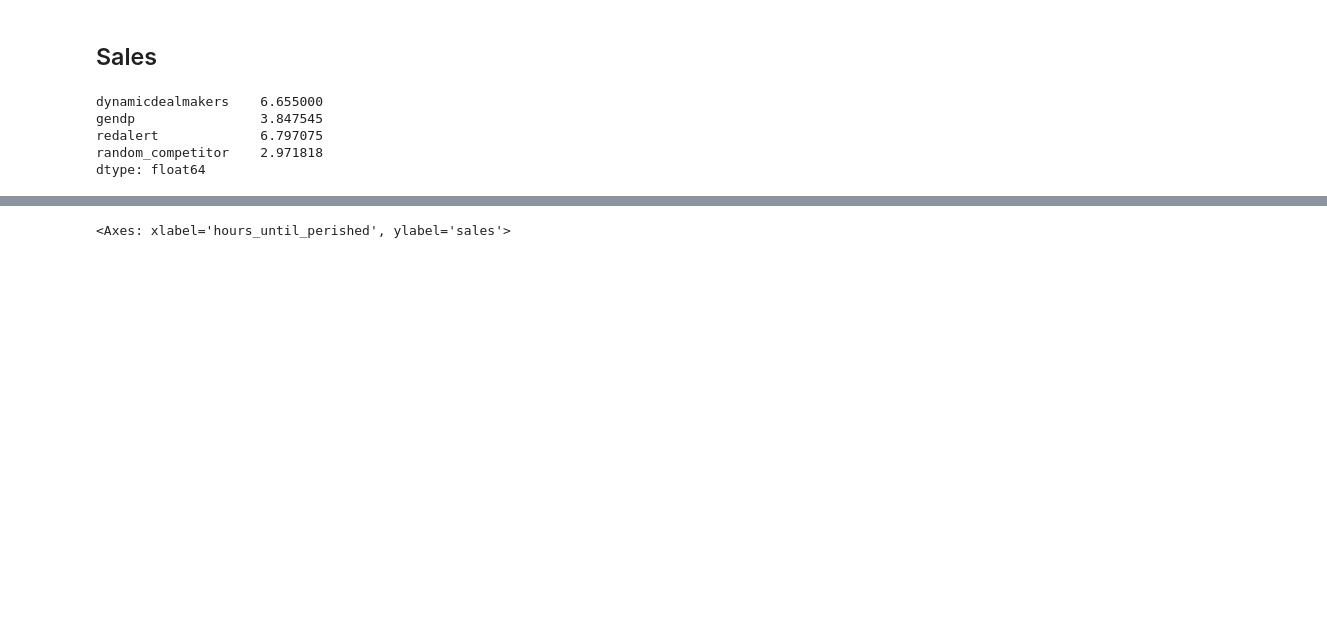
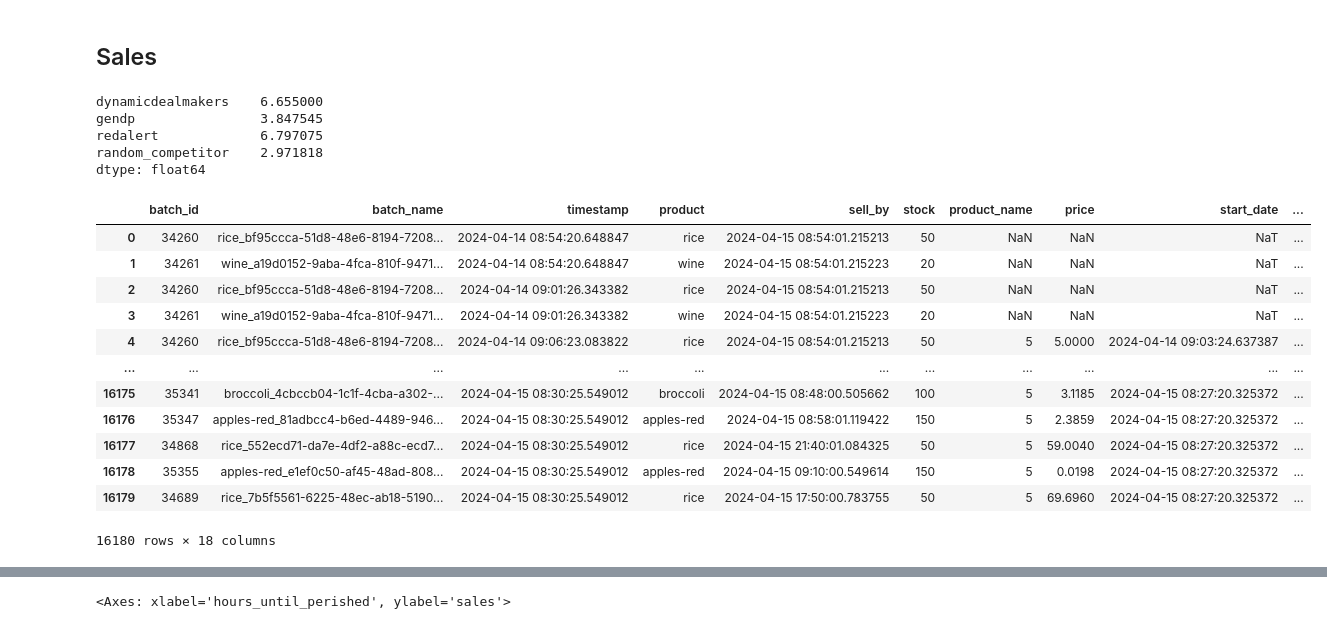
Before and after one commit to attiamani98/praice, a Jupyter notebook: fastapi/ml.ipynb, the cells around one changed output, grey strips where cells are left out. Saved outputs shown, nothing was run; the diff lists cells and outputs as text; code cells hidden in the pictures; blank space fills up the shorter version.

```diff
--- a/fastapi/ml.ipynb
+++ b/fastapi/ml.ipynb
@@ -29,3 +29,19 @@ dtype: float64
 # %%
 comp_df = df.loc[lambda df: df.timestamp == df.timestamp.max()][['dynamicdealmakers', 'gendp', 'redalert', 'random_competitor']]
 highest_seller = comp_df.mean().index[comp_df.mean().argmax()]
+# %%
+df
+# %% [output]
+|  | batch_id | batch_name | timestamp | product | sell_by | stock | product_name | price | start_date | ... |
+| 0 | 34260 | rice_bf95ccca-51d8-48e6-8194-7208... | 2024-04-14 08:54:20.648847 | rice | 2024-04-15 08:54:01.215213 | 50 | NaN | NaN | NaT | ... |
+| 1 | 34261 | wine_a19d0152-9aba-4fca-810f-9471... | 2024-04-14 08:54:20.648847 | wine | 2024-04-15 08:54:01.215223 | 20 | NaN | NaN | NaT | ... |
+| 2 | 34260 | rice_bf95ccca-51d8-48e6-8194-7208... | 2024-04-14 09:01:26.343382 | rice | 2024-04-15 08:54:01.215213 | 50 | NaN | NaN | NaT | ... |
+| 3 | 34261 | wine_a19d0152-9aba-4fca-810f-9471... | 2024-04-14 09:01:26.343382 | wine | 2024-04-15 08:54:01.215223 | 20 | NaN | NaN | NaT | ... |
+| 4 | 34260 | rice_bf95ccca-51d8-48e6-8194-7208... | 2024-04-14 09:06:23.083822 | rice | 2024-04-15 08:54:01.215213 | 50 | 5 | 5.0000 | 2024-04-14 09:03:24.637387 | ... |
+| ... | ... | ... | ... | ... | ... | ... | ... | ... | ... | ... |
+| 16175 | 35341 | broccoli_4cbccb04-1c1f-4cba-a302-... | 2024-04-15 08:30:25.549012 | broccoli | 2024-04-15 08:48:00.505662 | 100 | 5 | 3.1185 | 2024-04-15 08:27:20.325372 | ... |
+| 16176 | 35347 | apples-red_81adbcc4-b6ed-4489-946... | 2024-04-15 08:30:25.549012 | apples-red | 2024-04-15 08:58:01.119422 | 150 | 5 | 2.3859 | 2024-04-15 08:27:20.325372 | ... |
+| 16177 | 34868 | rice_552ecd71-da7e-4df2-a88c-ecd7... | 2024-04-15 08:30:25.549012 | rice | 2024-04-15 21:40:01.084325 | 50 | 5 | 59.0040 | 2024-04-15 08:27:20.325372 | ... |
+| 16178 | 35355 | apples-red_e1ef0c50-af45-48ad-808... | 2024-04-15 08:30:25.549012 | apples-red | 2024-04-15 09:10:00.549614 | 150 | 5 | 0.0198 | 2024-04-15 08:27:20.325372 | ... |
+| 16179 | 34689 | rice_7b5f5561-6225-48ec-ab18-5190... | 2024-04-15 08:30:25.549012 | rice | 2024-04-15 17:50:00.783755 | 50 | 5 | 69.6960 | 2024-04-15 08:27:20.325372 | ... |
+16180 rows × 18 columns
```
Also changed, not shown: parts of 3 cells of this notebook, 3 other files.
